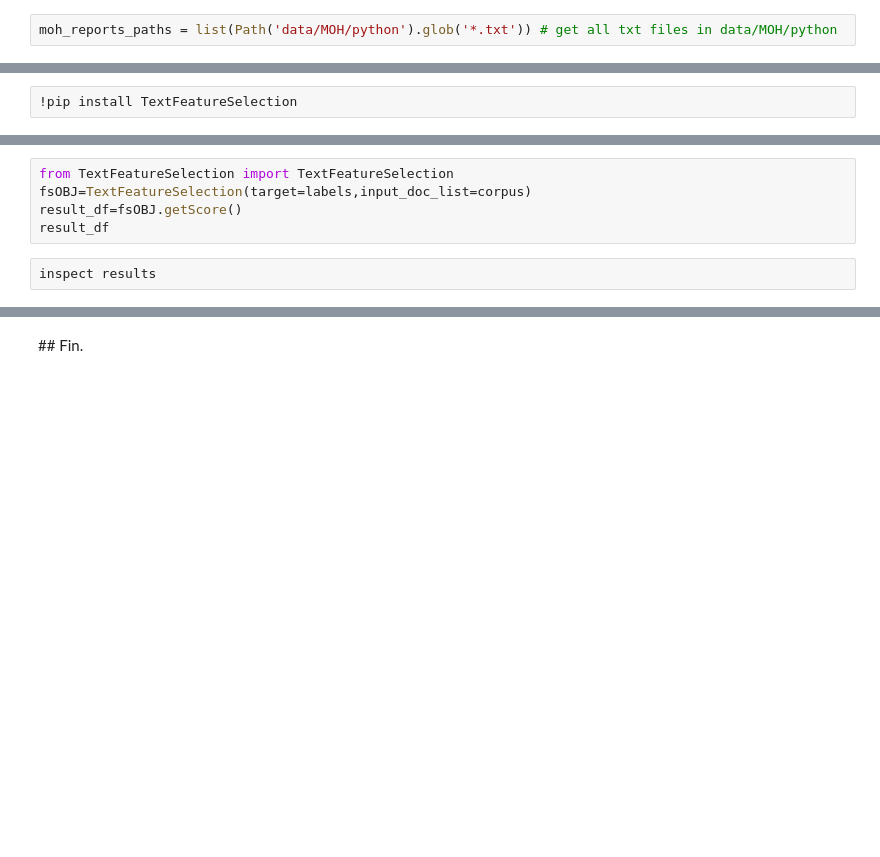
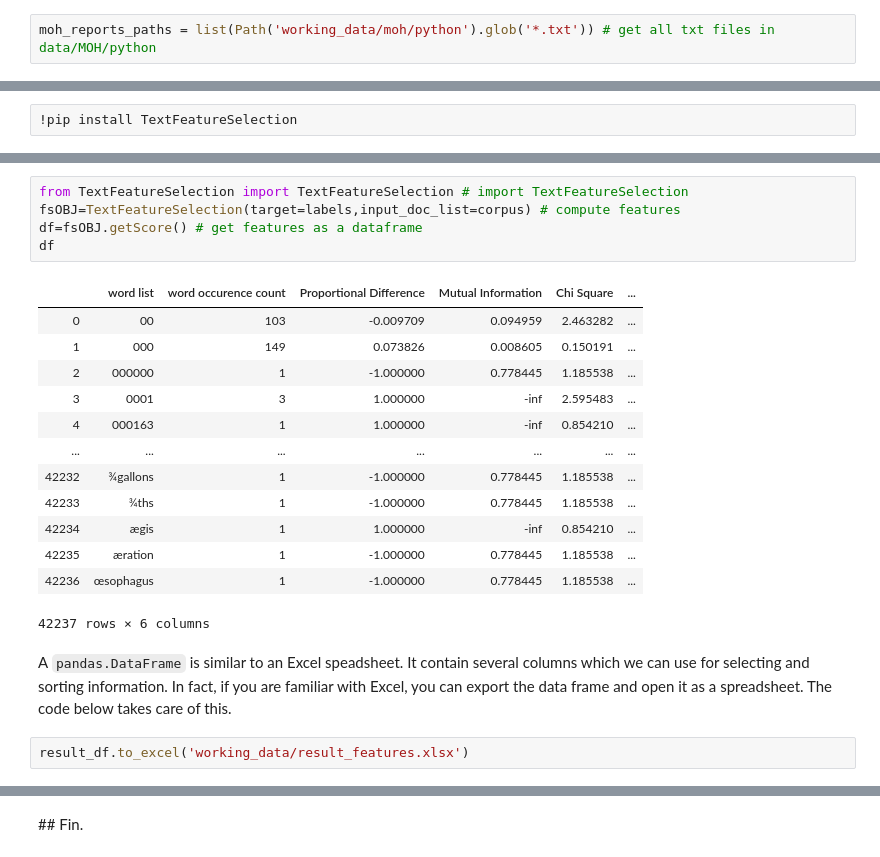
Before and after one commit to kasparvonbeelen/ghi_python, a Jupyter notebook: 6 - Corpus Exploration.ipynb, the cells around one changed output, grey strips where cells are left out. Cells and saved outputs as stored; diff of their text form; blank space fills up the shorter version.

```diff
--- a/6 - Corpus Exploration.ipynb
+++ b/6 - Corpus Exploration.ipynb
@@ -48,6 +91,6 @@ The code below:
 - converts the result to a `list`
 # %%
-moh_reports_paths = list(Path('data/MOH/python').glob('*.txt')) # get all txt files in data/MOH/python
+moh_reports_paths = list(Path('working_data/moh/python').glob('*.txt')) # get all txt files in data/MOH/python
 # %% [markdown]
 We can print the paths to ten document with list slicing: `[:10]` means, get document from index positions `0` till `9`. (i.e. the first ten items).
 # %%
@@ -279,7 +583,23 @@ apply library
 # %%
-from TextFeatureSelection import TextFeatureSelection
-fsOBJ=TextFeatureSelection(target=labels,input_doc_list=corpus)
-result_df=fsOBJ.getScore()
-result_df
+from TextFeatureSelection import TextFeatureSelection # import TextFeatureSelection
+fsOBJ=TextFeatureSelection(target=labels,input_doc_list=corpus) # compute features
+df=fsOBJ.getScore() # get features as a dataframe
+df
+# %% [output]
+|  | word list | word occurence count | Proportional Difference | Mutual Information | Chi Square | ... |
+| 0 | 00 | 103 | -0.009709 | 0.094959 | 2.463282 | ... |
+| 1 | 000 | 149 | 0.073826 | 0.008605 | 0.150191 | ... |
+| 2 | 000000 | 1 | -1.000000 | 0.778445 | 1.185538 | ... |
+| 3 | 0001 | 3 | 1.000000 | -inf | 2.595483 | ... |
+| 4 | 000163 | 1 | 1.000000 | -inf | 0.854210 | ... |
+| ... | ... | ... | ... | ... | ... | ... |
+| 42232 | ¾gallons | 1 | -1.000000 | 0.778445 | 1.185538 | ... |
+| 42233 | ¾ths | 1 | -1.000000 | 0.778445 | 1.185538 | ... |
+| 42234 | ægis | 1 | 1.000000 | -inf | 0.854210 | ... |
+| 42235 | æration | 1 | -1.000000 | 0.778445 | 1.185538 | ... |
+| 42236 | œsophagus | 1 | -1.000000 | 0.778445 | 1.185538 | ... |
+42237 rows × 6 columns
-# %%
-inspect results
+# %% [markdown]
+A `pandas.DataFrame` is similar to an Excel speadsheet. It contain several columns which we can use for selecting and sorting information. In fact, if you are familiar with Excel, you can export the data frame and open it as a spreadsheet. The code below takes care of this.
+# %%
+result_df.to_excel('working_data/result_features.xlsx')
```
Also changed, not shown: parts of 79 cells of this notebook.
